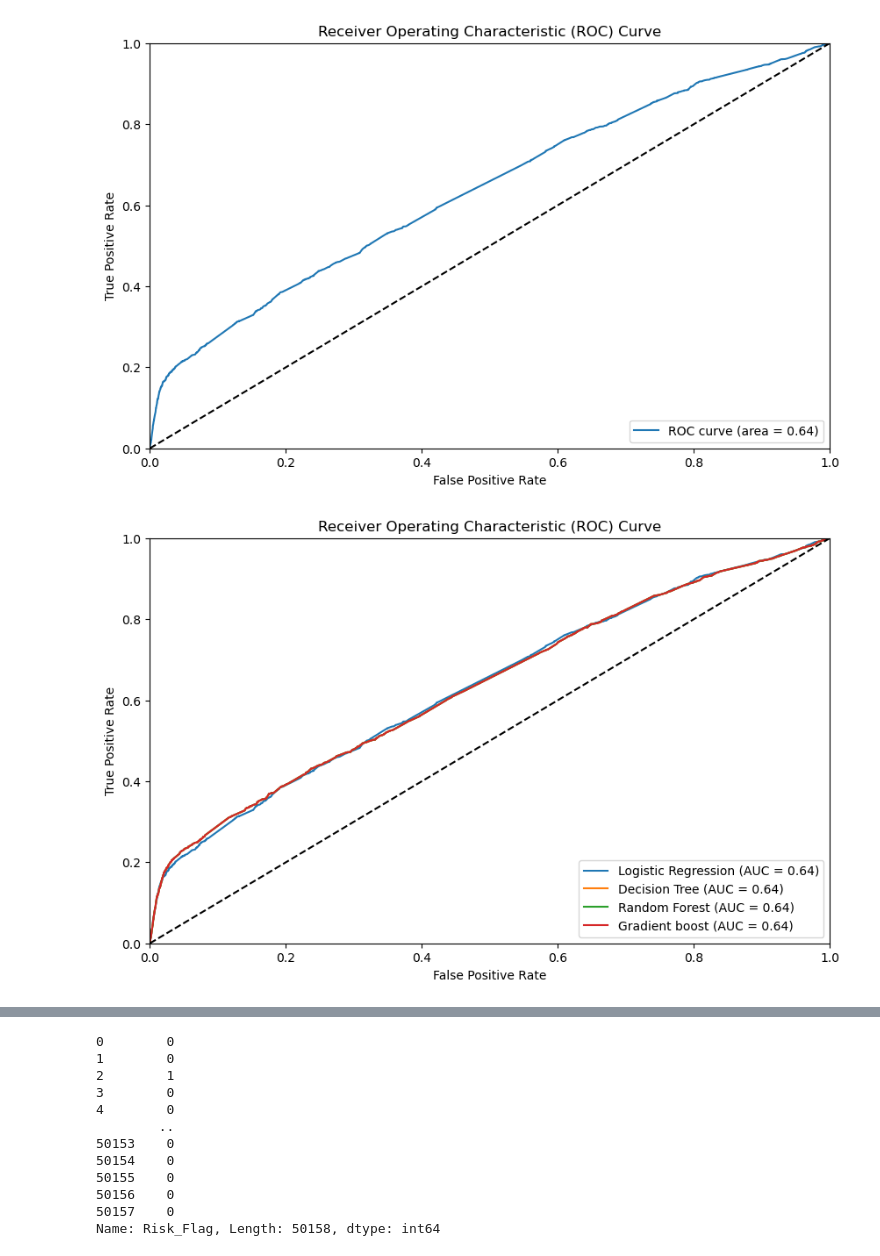
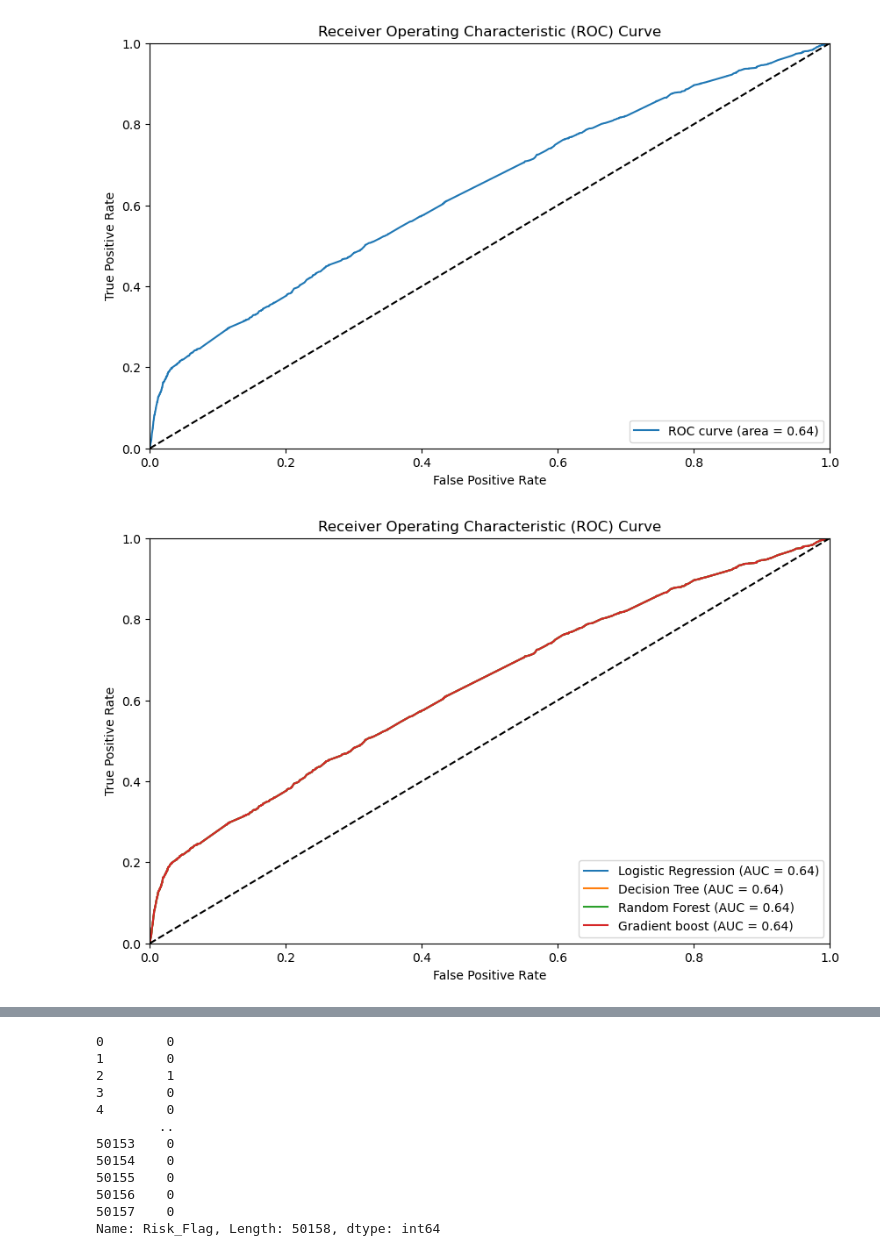
Before and after one commit to AnjanaZha/Big_Data_assignment, a Jupyter notebook: spark_loan part 01.ipynb, the cells around one changed output, grey strips where cells are left out. Drawn from its saved outputs; the diff is of its cells as text; code cells hidden in the pictures.

```diff
--- a/spark_loan part 01.ipynb
+++ b/spark_loan part 01.ipynb
@@ -261,7 +304,7 @@ import matplotlib.pyplot as plt
 from sklearn.metrics import roc_curve, roc_auc_score
 
 # Load the CSV file
-df = pd.read_csv('predictions.csv')
+df = pd.read_csv('prediction3.csv')
 
 # Inspect the first few rows of the dataframe to check the column names and data types
 print(df.head())
@@ -337,39 +380,39 @@ def prepare_data(df):
 
 # Load the CSV files
 dfs = {
-    'Logistic Regression': pd.read_csv('predictions.csv'),
-    'Decision Tree': pd.read_csv('prediction.csv'),
-    'Random Forest': pd.read_csv('prediction.csv'),
-    'Gradient boost': pd.read_csv('prediction.csv')
+    'Logistic Regression': pd.read_csv('prediction2.csv'),
+    'Decision Tree': pd.read_csv('prediction2.csv'),
+    'Random Forest': pd.read_csv('prediction2.csv'),
+    'Gradient boost': pd.read_csv('prediction2.csv')
 
 }
 
 plt.figure(figsize=(10, 6))
 
 # Loop over each model's predictions
 for model_name, df in dfs.items():
     true_labels, predicted_probabilities = prepare_data(df)
 
     # Compute the ROC curve
     fpr, tpr, _ = roc_curve(true_labels, predicted_probabilities)
     roc_auc = roc_auc_score(true_labels, predicted_probabilities)
 
     # Plot the ROC curve
     plt.plot(fpr, tpr, label=f"{model_name} (AUC = {roc_auc:.2f})")
 
 # Plot the diagonal line for random guessing
 plt.plot([0, 1], [0, 1], 'k--')
 
 # Plot settings
 plt.xlim([0.0, 1.0])
 plt.ylim([0.0, 1.0])
 plt.xlabel('False Positive Rate')
 plt.ylabel('True Positive Rate')
 plt.title('Receiver Operating Characteristic (ROC) Curve')
 plt.legend(loc="lower right")
 plt.show()
 # %% [output]
-[figure, old version]
+[figure, new version]
 # %%
 import matplotlib.pyplot as plt
 from sklearn.metrics import roc_curve, roc_auc_score
```
Also changed, not shown: parts of 12 cells of this notebook.
